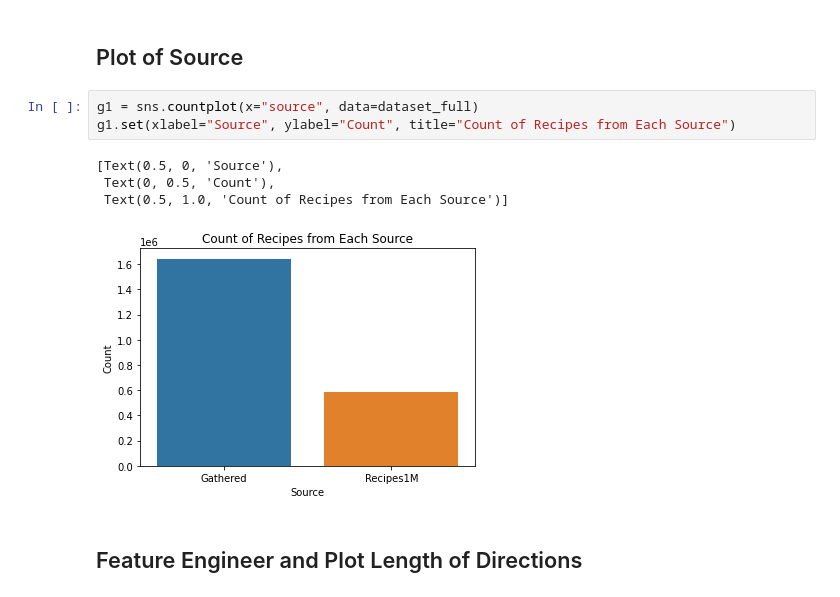
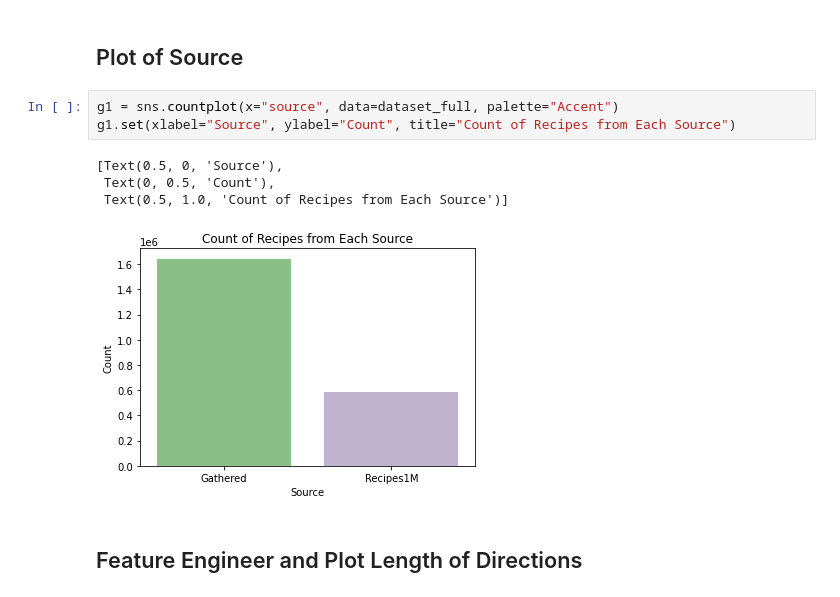
Before and after one commit to mobrien829/capstone-nlp-project, a Jupyter notebook: Tam/Recipe EDA.ipynb, the cells around one changed output. Saved outputs shown, nothing was run; the diff lists cells and outputs as text.

```diff
--- a/Tam/Recipe EDA.ipynb
+++ b/Tam/Recipe EDA.ipynb
@@ -93,13 +94,13 @@ minimal_wordcloud(dataset_full,'directions')
 # %% [markdown]
 ## Plot of Source
 # %%
-g1 = sns.countplot(x="source", data=dataset_full)
+g1 = sns.countplot(x="source", data=dataset_full, palette="Accent")
 g1.set(xlabel="Source", ylabel="Count", title="Count of Recipes from Each Source")
 # %% [output]
 [Text(0.5, 0, 'Source'),
  Text(0, 0.5, 'Count'),
  Text(0.5, 1.0, 'Count of Recipes from Each Source')]
-[figure, old version]
+[figure, new version]
 # %% [markdown]
 ## Feature Engineer and Plot Length of Directions
 # %%
```
Also changed, not shown: parts of 14 cells of this notebook, 1 other file.
